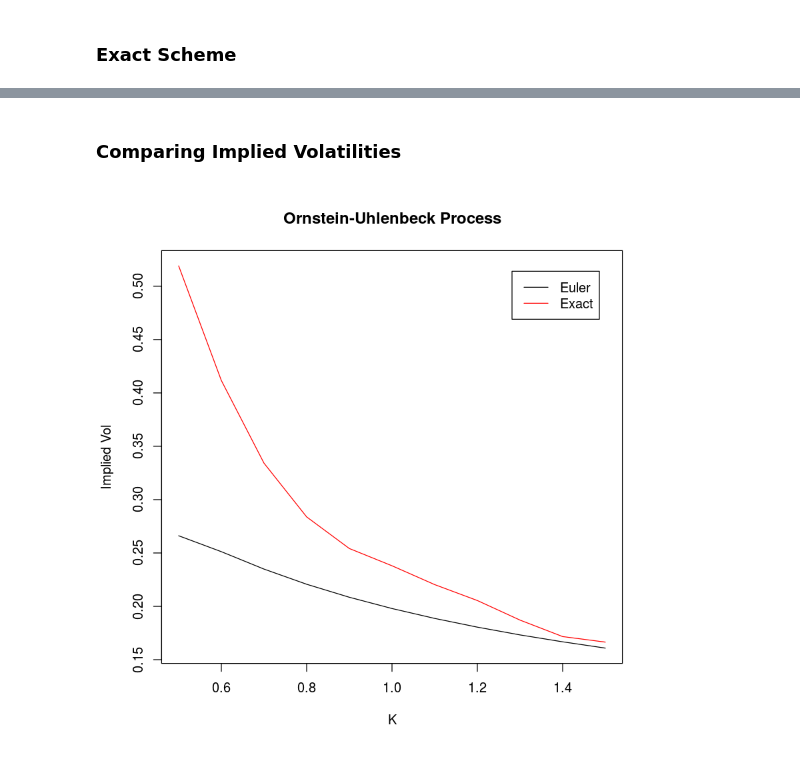
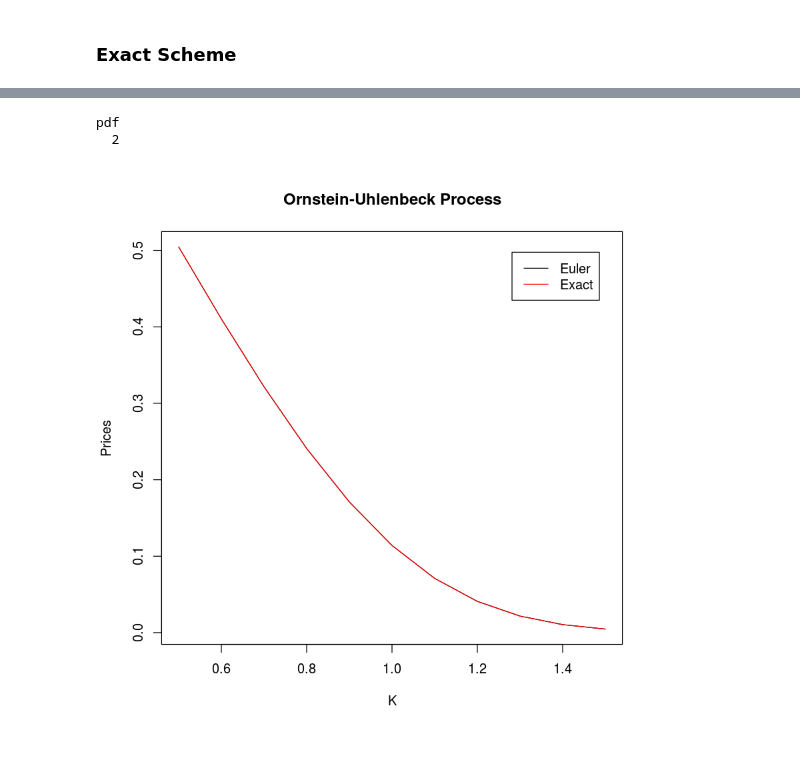
Before and after one commit to scotthounsell/exact-simulation, a Jupyter notebook: Simulations.ipynb, the cells around one changed output, grey strips where cells are left out. Cells and saved outputs as stored; diff of their text form; code cells hidden in the pictures.

```diff
--- a/Simulations.ipynb
+++ b/Simulations.ipynb
@@ -681,26 +852,26 @@ $$ X_0=10, \,\,\,\, dX_t = \sin(\pi X_t) dt + 3dW_t$$
 
 ### Parameters
 # %%
-num_paths_euler <- 1000000
+num_paths <- 1000000
 num_steps_euler <- 100
-
-num_paths_exact <- 1000000
 beta <- 0.2
 
 Texp <- 1
-X0 <- 10
-sigma0 <- 3
-strikes <- seq(5, 15, by=1)
-sin_vols <- data.frame(K=strikes)
+X0 <- 1
+lambda <- 0.1
+xbar <- 1
+sigma0 <- 0.3
+strikes <- seq(0.5, 1.5, by=0.1)
+ou_vols <- data.frame(K=strikes)
 # %% [markdown]
 ### Euler Scheme
 # %%
 title <- 'Euler'
-euler_sin <- General_Euler(num_paths_euler, num_steps_euler,
-                           mu=make_mu_sin(1, 1),
-                           sigma=make_constant_coefficient(sigma0),
-                           Texp=Texp, X0=X0)
+euler_ou <- General_Euler(num_paths, num_steps_euler,
+                          mu=make_mean_reverting_coefficient(lambda, xbar),
+                          sigma=make_constant_coefficient(sigma0),
+                          Texp=Texp, X0=X0)
 
-sin_vols[title] <- run_simulation(euler_sin, strikes, Texp, X0, make_call_payoff,
-                                  plot_title=title, num_paths_to_plot=FALSE)
+ou_vols[title] <- run_simulation(euler_ou, strikes, Texp, X0, make_call_payoff,
+                                 plot_title=title, num_paths_to_plot=FALSE, return_ivols=FALSE)
 # %% [output]
@@ -723,11 +897,11 @@ Prices
 ### Exact Scheme
 # %%
 title <- 'Exact'
-exact_sin <- Drifted_Exact_Vec(num_paths_exact, beta,
-                               mu=make_mu_sin(1, 1),
-                               sigma0=sigma0,
-                               Texp=Texp, X0=X0)
+euler_ou <- Drifted_Exact(num_paths, beta,
+                          mu=make_mean_reverting_coefficient(lambda, xbar),
+                          sigma=sigma0,
+                          Texp=Texp, X0=X0)
 
-sin_vols[title] <- run_simulation(exact_sin, strikes, Texp, X0, make_call_payoff,
-                                  plot_title=title, num_paths_to_plot=FALSE)
+ou_vols[title] <- run_simulation(euler_ou, strikes, Texp, X0, make_call_payoff,
+                                 plot_title=title, num_paths_to_plot=FALSE, return_ivols=FALSE)
 # %% [output]
@@ -829,6 +928,6 @@ Prices
-# %% [markdown]
-### Comparing Implied Volatilities
 # %%
-compare_vols(ou_vols,'Ornstein-Uhlenbeck Process')
+plot_values(ou_vols, 'Ornstein-Uhlenbeck Process', ylab='Prices')
 # %% [output]
+pdf
+  2
-[figure, old version]
+[figure, new version]
```
Also changed, not shown: parts of 71 cells of this notebook, 25 other files.
